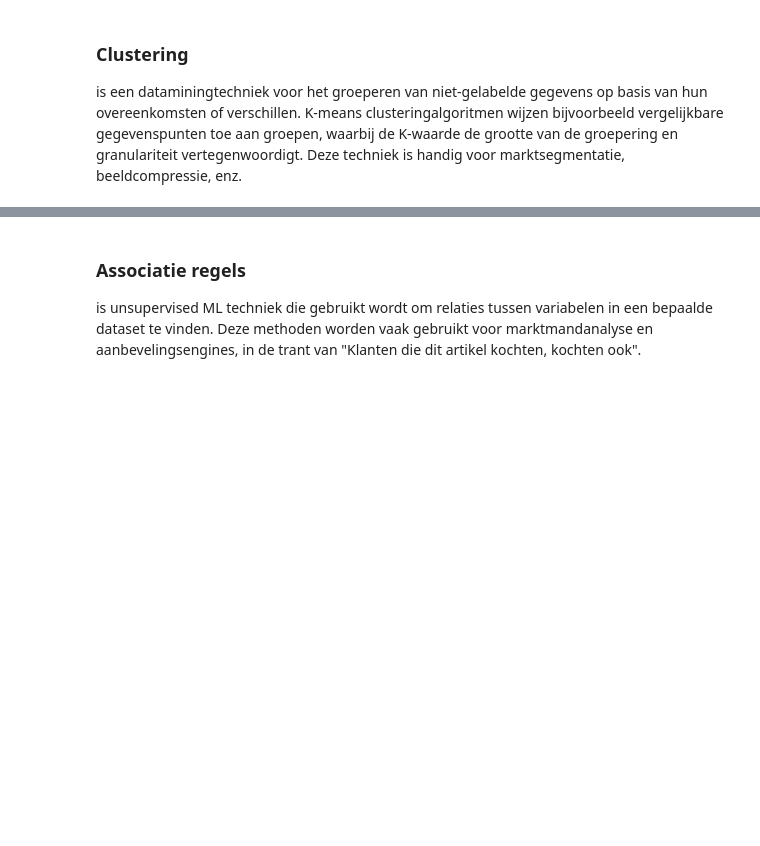
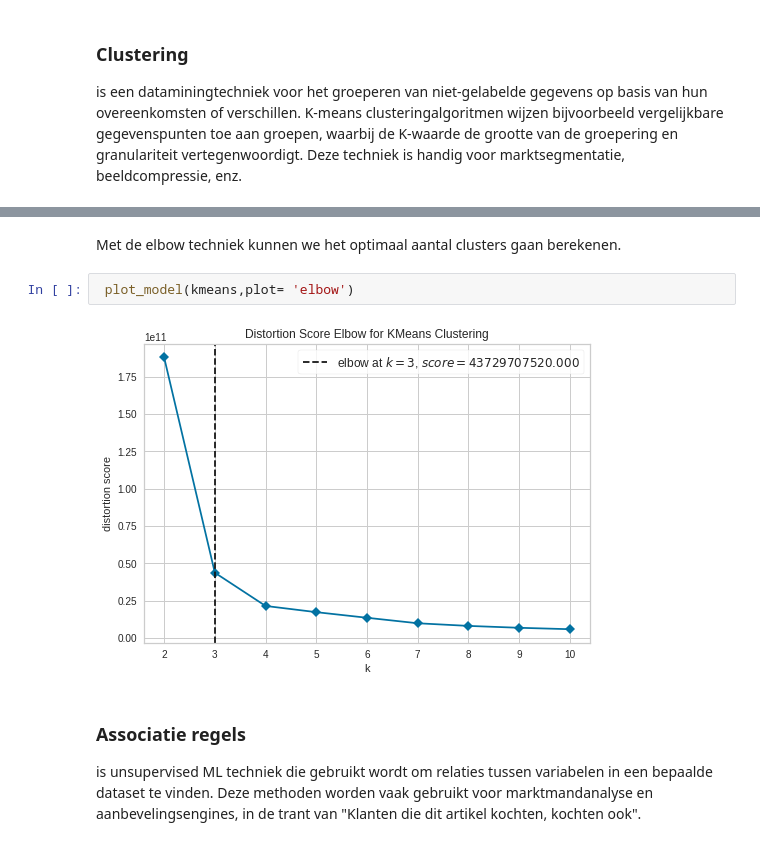
Before and after one commit to vectrconsulting/mlcourse, a Jupyter notebook: modeltrain.ipynb, the cells around one changed output, grey strips where cells are left out. Drawn from its saved outputs; the diff is of its cells as text; blank space fills up the shorter version.

```diff
--- a/modeltrain.ipynb
+++ b/modeltrain.ipynb
@@ -35,3 +59,9 @@ IntProgress(value=0, description='Processing: ', max=3)
+# %% [markdown]
+Met de elbow techniek kunnen we het optimaal aantal clusters gaan berekenen.
+# %%
+ plot_model(kmeans,plot= 'elbow')
+# %% [output]
+[figure, added]
 # %% [markdown]
 ### Associatie regels
 
```
Also changed, not shown: parts of 18 cells of this notebook, 4 other files.
